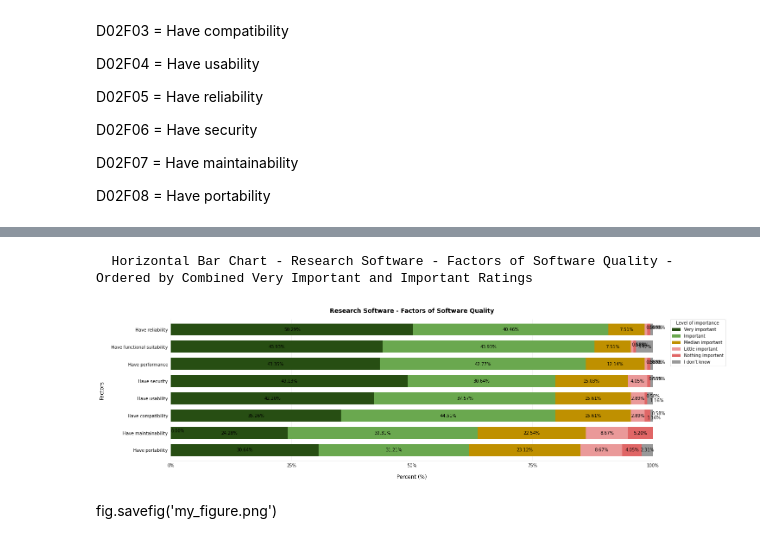
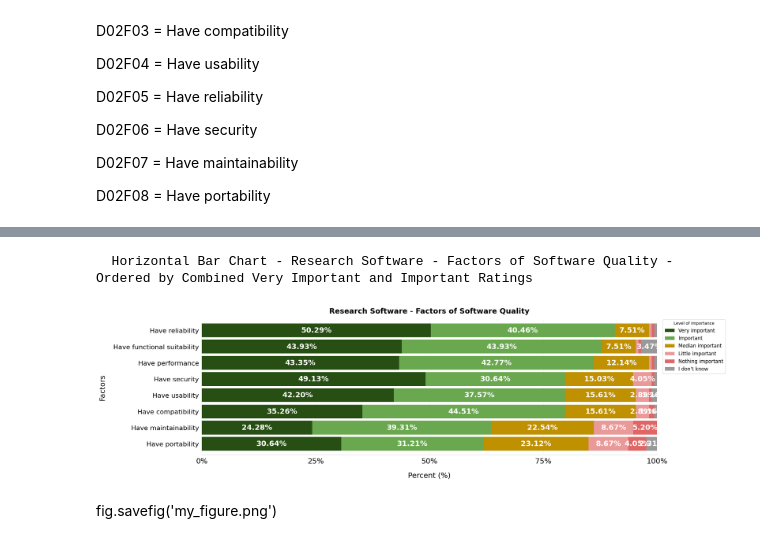
Before and after one commit to ericamourao/researchsoftware, a Jupyter notebook: survey/adoption/notebooks/08_Graph_Adoption_Software_Quality.ipynb, the cells around one changed output, grey strips where cells are left out. Drawn from its saved outputs; the diff is of its cells as text; code cells hidden in the pictures.

```diff
--- a/survey/adoption/notebooks/08_Graph_Adoption_Software_Quality.ipynb
+++ b/survey/adoption/notebooks/08_Graph_Adoption_Software_Quality.ipynb
@@ -344,14 +329,14 @@ plt.rcParams["figure.figsize"] = (20, 6)
 #plt.figure(figsize=(10,4))
 #ax = plotdata.transpose().plot(kind="barh", stacked=True, color=colours).legend(loc='upper right', ncol=1, title="Level of importance", borderaxespad=0, bbox_to_anchor=(1.25, 1))
 
-ax = plotdata.transpose().plot(kind="barh", stacked=True, color=colours, width=0.7)
+ax = plotdata.transpose().plot(kind="barh", stacked=True, color=colours, width=0.85, fontsize=16)
 
 
 
 ## Width of bars (everything above 1 will overlap)
 FigBarsWidth=0.8
 ## FontSize of bar lables
-FigBarsFontSize=10
+FigBarsFontSize=18
 # Data and Captions (needs to be defined)
 ## Unit to display within bars
 FigBarUnit="%"
@@ -371,19 +356,39 @@ for rect in ax.patches:
     # The width of the bar is the data value and can be used as the label
     label_text = ""
     # plot only when width is greater than specified value
-    if width > 2:
+    if width > 1:
       label_text = f'{width:.2f}' + FigBarUnit  ##### use {width:.2f} or {width:.3f} to increase precision  ####
       # plot only when height is greater than specified value
       if height > 0:
-         ax.text(label_x, label_y, label_text, ha='center', va='center', fontsize=FigBarsFontSize)
+         ax.text(label_x, label_y, label_text, ha='center', va='center', fontsize=FigBarsFontSize, color='white', weight='bold')
     # plot only when width is greater than specified value <= 2
-    else:
-      if width >= 1:
-        label_text = f'{width:.2f}' + FigBarUnit  ##### use {width:.2f} or {width:.3f} to increase precision  ####
-        ax.text(label_x, label_y, label_text, ha='left', va='top', fontsize=FigBarsFontSize)
-      else:
-        label_text = f'{width:.2f}' + FigBarUnit  ##### use {width:.2f} or {width:.3f} to increase precision  ####
-        ax.text(label_x, label_y, label_text, ha='left', va='bottom', fontsize=FigBarsFontSize)
+    #else:
+     # if width >= 0:
+     #   label_text = f'{width:.2f}' + FigBarUnit  ##### use {width:.2f} or {width:.3f} to increase precision  ####
+     #   ax.text(label_x, label_y, label_text, ha='left', va='top', fontsize=FigBarsFontSize)
+     # else:
+     #   label_text = f'{width:.2f}' + FigBarUnit  ##### use {width:.2f} or {width:.3f} to increase precision  ####
+     #   ax.text(label_x, label_y, label_text, ha='left', va='bottom', fontsize=FigBarsFontSize)
+
+
+# comentado
+
+    # The width of the bar is the data value and can be used as the label
+ #   label_text = ""
+    # plot only when width is greater than specified value
+ #   if width > 2:
+ #     label_text = f'{width:.2f}' + FigBarUnit  ##### use {width:.2f} or {width:.3f} to increase precision  ####
+      # plot only when height is greater than specified value
+ #     if height > 0:
+ #        ax.text(label_x, label_y, label_text, ha='center', va='center', fontsize=FigBarsFontSize)
+    # plot only when width is greater than specified value <= 2
+ #   else:
+ #     if width >= 1:
+ #       label_text = f'{width:.2f}' + FigBarUnit  ##### use {width:.2f} or {width:.3f} to increase precision  ####
+ #       ax.text(label_x, label_y, label_text, ha='left', va='top', fontsize=FigBarsFontSize)
+ #     else:
+#        label_text = f'{width:.2f}' + FigBarUnit  ##### use {width:.2f} or {width:.3f} to increase precision  ####
+#        ax.text(label_x, label_y, label_text, ha='left', va='bottom', fontsize=FigBarsFontSize)
 
 
     # plot only when height is greater than specified value
@@ -393,7 +398,7 @@ for rect in ax.patches:
 
 
 
-ax.legend(loc='upper right', ncol=1, title="Level of importance", borderaxespad=0, bbox_to_anchor=(1.15, 1))
+ax.legend(loc='upper right', ncol=1, title="Level of importance", borderaxespad=0, bbox_to_anchor=(1.15, 1), fontsize=12)
 
 #for rowNum,row in ax.iterrows():
 #    xpos = 0
@@ -420,37 +425,37 @@ ax.legend(loc='upper right', ncol=1, title="Level of importance", borderaxespad=
 
 # First, let's remove the top, right and left spines (figure borders)
 # which really aren't necessary for a bar chart.
 # Also, make the bottom spine gray instead of black.
 ax.spines['top'].set_visible(False)
 ax.spines['right'].set_visible(False)
 ax.spines['left'].set_visible(False)
 ax.spines['bottom'].set_color('#DDDDDD')
 
 # Second, remove the ticks as well.
 ax.tick_params(bottom=False, left=False)
 
 # Third, add a horizontal grid (but keep the vertical grid hidden).
 # Color the lines a light gray as well.
 ax.set_axisbelow(True)
 ax.yaxis.grid(False)
 ax.xaxis.grid(True, color='#EEEEEE')
 
 
 ax.set_xlim(0, 100)
 ticks = ax.set_xticks([0, 25, 50, 75, 100])
-ax.set_xticklabels(("0%", "25%", "50%", "75%", "100%"))
+ax.set_xticklabels(("0%", "25%", "50%", "75%", "100%"), fontsize=18)
 
 # add labels
-ax.set_title("Research Software - Factors of Software Quality", pad=15, fontsize=14, weight='bold')
-ax.set_ylabel("Factors", labelpad=15, fontsize=12)
-ax.set_xlabel("Percent (%)", labelpad=15, fontsize=12)
+ax.set_title("Research Software - Factors of Software Quality", pad=15, fontsize=18, weight='bold')
+ax.set_ylabel("Factors", labelpad=18, fontsize=18)
+ax.set_xlabel("Percent (%)", labelpad=18, fontsize=18)
 #plt.show()
 
 plt.gca().invert_yaxis()
 
 print ('\n \033[1m Horizontal Bar Chart - Research Software - Factors of Software Quality - Ordered by Combined Very Important and Important Ratings \033[0m')
 # %% [output]
   Horizontal Bar Chart - Research Software - Factors of Software Quality - Ordered by Combined Very Important and Important Ratings
-[figure, old version]
+[figure, new version]
 # %% [markdown]
 fig.savefig('my_figure.png')
```
Also changed, not shown: parts of 4 cells of this notebook, 2 other files.
